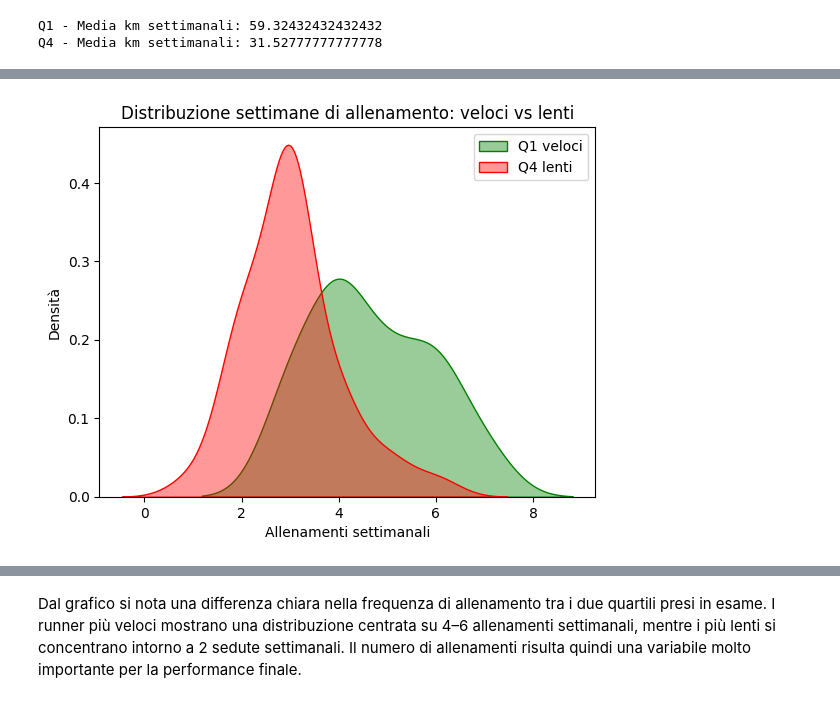
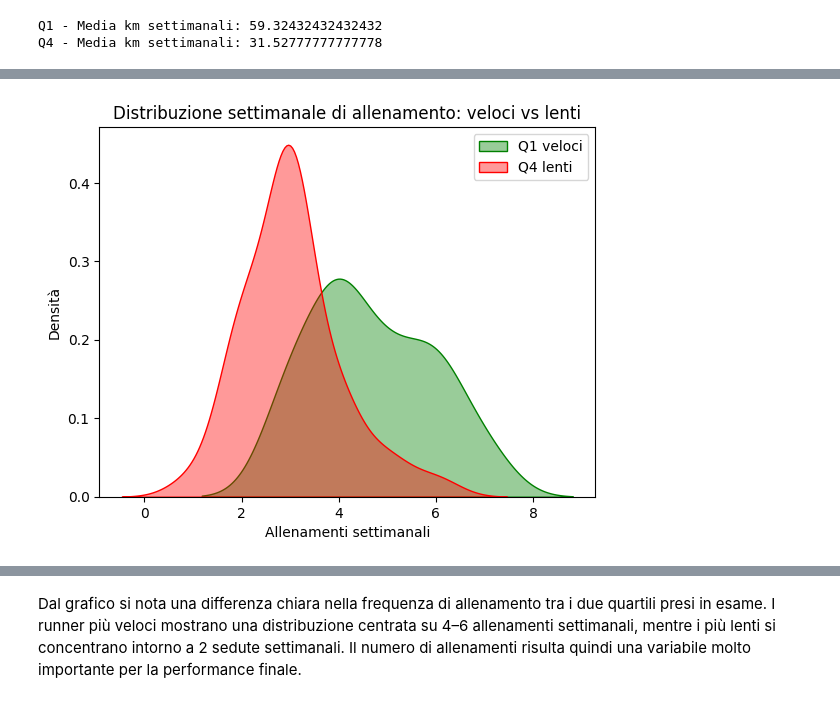
Before and after one commit to gabrynapo/HM_Time_Prediction_Thesis, a Jupyter notebook: data_cleaning.ipynb, the cells around one changed output, grey strips where cells are left out. Drawn from its saved outputs; the diff is of its cells as text; code cells hidden in the pictures.

```diff
--- a/data_cleaning.ipynb
+++ b/data_cleaning.ipynb
@@ -323,11 +329,11 @@ plt.show()
-# %%
-sns.kdeplot(data=q1_df, x='train_week', label='Q1 veloci', fill=True, alpha=0.4, color='green')
-sns.kdeplot(data=q4_df, x='train_week', label='Q4 lenti', fill=True, alpha=0.4, color='red')
-
-plt.title('Distribuzione settimane di allenamento: veloci vs lenti')
-plt.xlabel('Allenamenti settimanali')
-plt.ylabel('Densità')
-plt.legend()
-plt.show()
-# %% [output]
-[figure, removed]
+# %%
+sns.kdeplot(data=q1_df, x='train_week', label='Q1 veloci', fill=True, alpha=0.4, color='green')
+sns.kdeplot(data=q4_df, x='train_week', label='Q4 lenti', fill=True, alpha=0.4, color='red')
+
+plt.title('Distribuzione settimanale di allenamento: veloci vs lenti')
+plt.xlabel('Allenamenti settimanali')
+plt.ylabel('Densità')
+plt.legend()
+plt.show()
+# %% [output]
+[figure, added]
```
Also changed, not shown: parts of 34 cells of this notebook.
